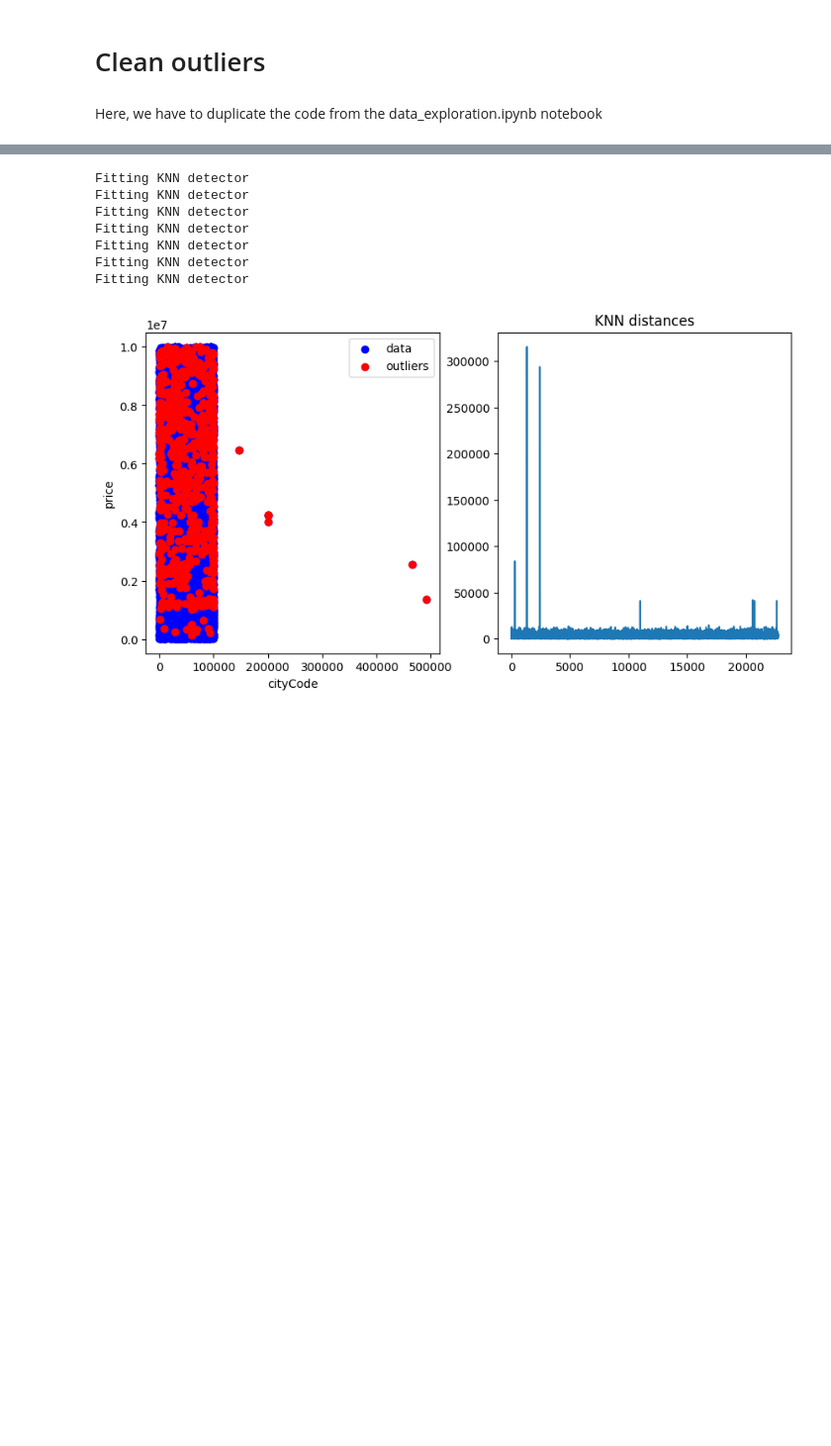
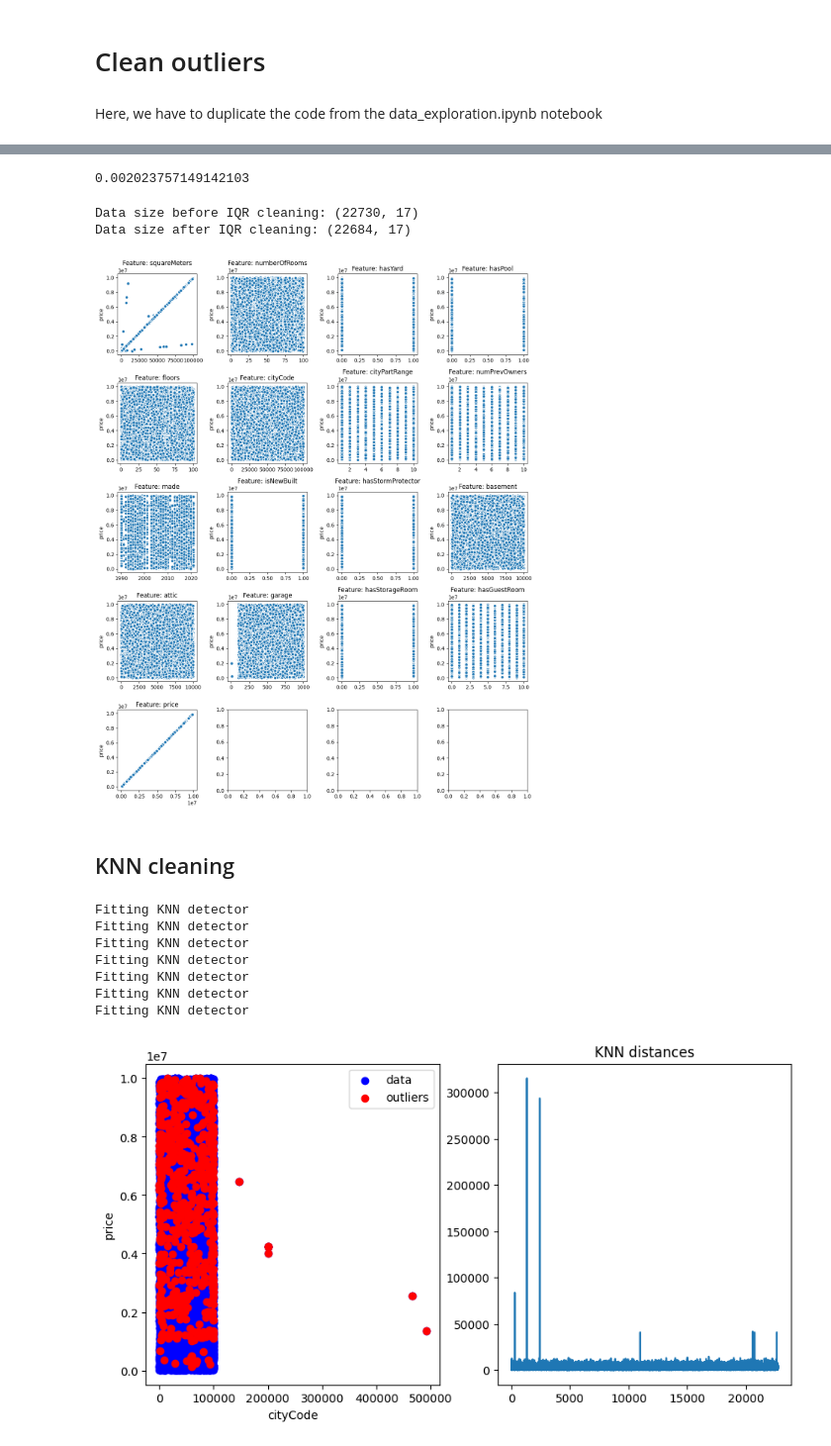
Before and after one commit to PashaIanko/Kaggle.ParisHousingPrices, a Jupyter notebook: 2_data_preparation.ipynb, the cells around one changed output, grey strips where cells are left out. Shown at 99% size. Drawn from its saved outputs; the diff is of its cells as text; code cells hidden in the pictures; blank space fills up the shorter version.

Commit message:
IQR cleaning done

```diff
--- a/2_data_preparation.ipynb
+++ b/2_data_preparation.ipynb
@@ -100,3 +168,26 @@ Here, we have to duplicate the code from the data_exploration.ipynb notebook
+# %%
+len(outlier_indices) / df_source.shape[0]
+# %% [output]
+0.002023757149142103
+# %%
+print(f'Data size before IQR cleaning: {df_source.shape}')
+df_source = df_source.iloc[~df_source.index.isin(outlier_indices), :]
+print(f'Data size after IQR cleaning: {df_source.shape}')
+# %% [output]
+Data size before IQR cleaning: (22730, 17)
+Data size after IQR cleaning: (22684, 17)
+# %%
+visualize_target_vs_columns(
+    df_source,
+    'price',
+    df_source.columns,
+    grid_width=4,
+    height_scale=3.0
+)
+# %% [output]
+[figure, added]
+# %% [markdown]
+## KNN cleaning
 # %%
 from sklearn.neighbors import NearestNeighbors
 
```
Also changed, not shown: parts of 7 cells of this notebook.
